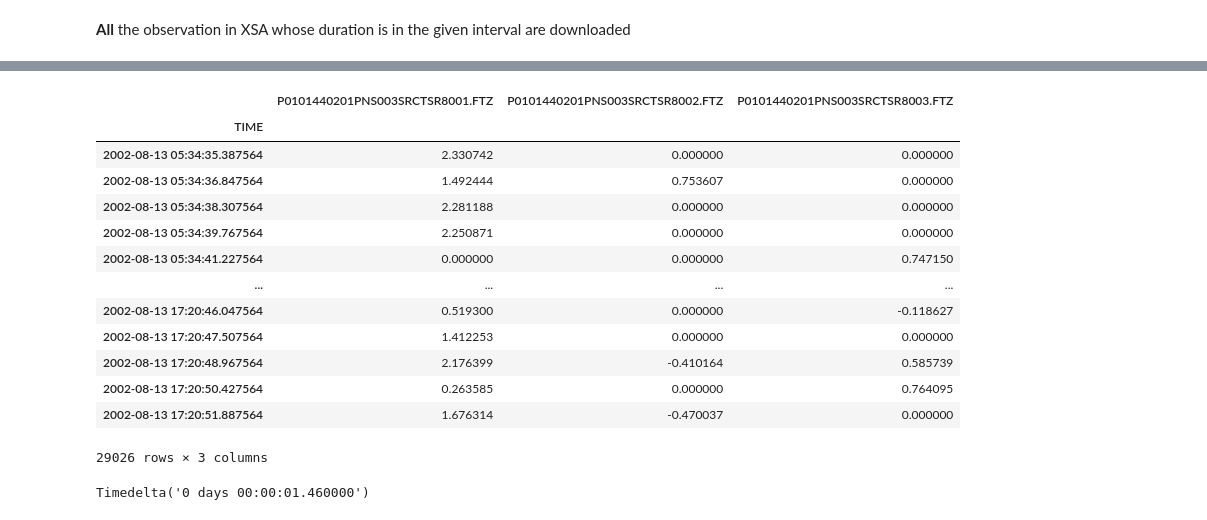
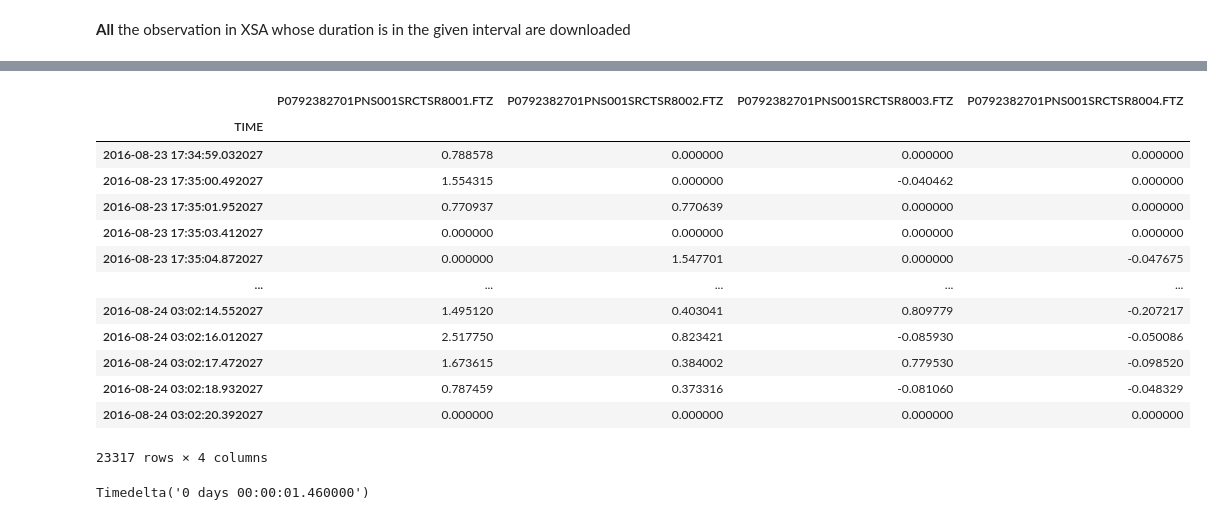
Before and after one commit to manuvazquez/VAEonXMM, a Jupyter notebook: experiments/pack_real_data.ipynb, the cells around one changed output, grey strips where cells are left out. Saved outputs shown, nothing was run; the diff lists cells and outputs as text; code cells hidden in the pictures.

```diff
--- a/experiments/pack_real_data.ipynb
+++ b/experiments/pack_real_data.ipynb
@@ -168,21 +163,21 @@ tar_files[:3]
 # %%
-fits_df = trapallada.xsa.util.read_tar(tar_files[1], max_n_sources=3)
+fits_df = trapallada.xsa.util.read_tar(tar_files[2], max_n_sources=4)
 fits_df
 # %% [output]
-|  | P0101440201PNS003SRCTSR8001.FTZ | P0101440201PNS003SRCTSR8002.FTZ | P0101440201PNS003SRCTSR8003.FTZ |
-| TIME |  |  |  |
-| 2002-08-13 05:34:35.387564 | 2.330742 | 0.000000 | 0.000000 |
-| 2002-08-13 05:34:36.847564 | 1.492444 | 0.753607 | 0.000000 |
-| 2002-08-13 05:34:38.307564 | 2.281188 | 0.000000 | 0.000000 |
-| 2002-08-13 05:34:39.767564 | 2.250871 | 0.000000 | 0.000000 |
-| 2002-08-13 05:34:41.227564 | 0.000000 | 0.000000 | 0.747150 |
-| ... | ... | ... | ... |
-| 2002-08-13 17:20:46.047564 | 0.519300 | 0.000000 | -0.118627 |
-| 2002-08-13 17:20:47.507564 | 1.412253 | 0.000000 | 0.000000 |
-| 2002-08-13 17:20:48.967564 | 2.176399 | -0.410164 | 0.585739 |
-| 2002-08-13 17:20:50.427564 | 0.263585 | 0.000000 | 0.764095 |
-| 2002-08-13 17:20:51.887564 | 1.676314 | -0.470037 | 0.000000 |
+|  | P0792382701PNS001SRCTSR8001.FTZ | P0792382701PNS001SRCTSR8002.FTZ | P0792382701PNS001SRCTSR8003.FTZ | P0792382701PNS001SRCTSR8004.FTZ |
+| TIME |  |  |  |  |
+| 2016-08-23 17:34:59.032027 | 0.788578 | 0.000000 | 0.000000 | 0.000000 |
+| 2016-08-23 17:35:00.492027 | 1.554315 | 0.000000 | -0.040462 | 0.000000 |
+| 2016-08-23 17:35:01.952027 | 0.770937 | 0.770639 | 0.000000 | 0.000000 |
+| 2016-08-23 17:35:03.412027 | 0.000000 | 0.000000 | 0.000000 | 0.000000 |
+| 2016-08-23 17:35:04.872027 | 0.000000 | 1.547701 | 0.000000 | -0.047675 |
+| ... | ... | ... | ... | ... |
+| 2016-08-24 03:02:14.552027 | 1.495120 | 0.403041 | 0.809779 | -0.207217 |
+| 2016-08-24 03:02:16.012027 | 2.517750 | 0.823421 | -0.085930 | -0.050086 |
+| 2016-08-24 03:02:17.472027 | 1.673615 | 0.384002 | 0.779530 | -0.098520 |
+| 2016-08-24 03:02:18.932027 | 0.787459 | 0.373316 | -0.081060 | -0.048329 |
+| 2016-08-24 03:02:20.392027 | 0.000000 | 0.000000 | 0.000000 | 0.000000 |
-29026 rows × 3 columns
+23317 rows × 4 columns
 # %%
 fits_df.index[1] - fits_df.index[0]
 # %% [output]
```
Also changed, not shown: parts of 22 cells of this notebook, 6 other files.
